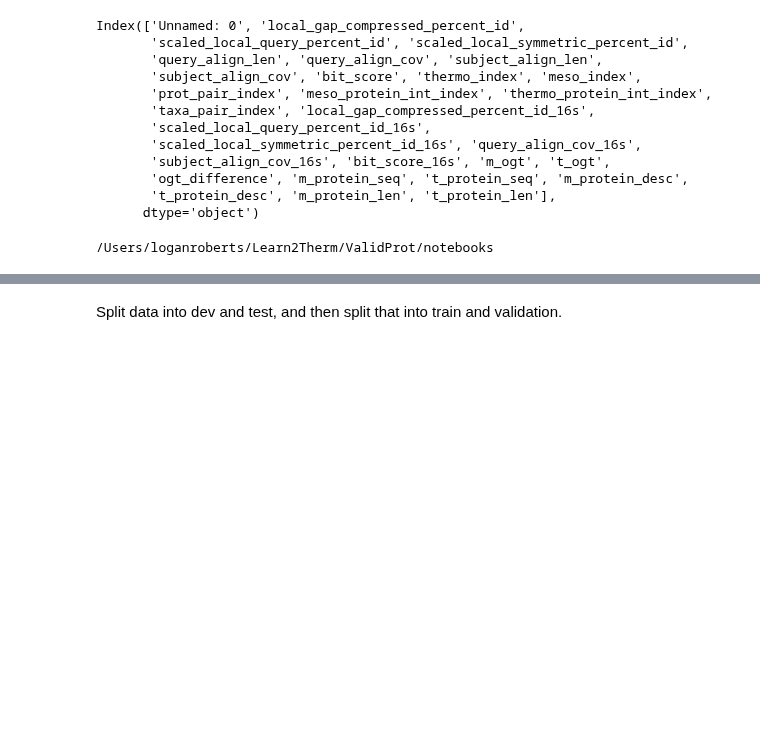
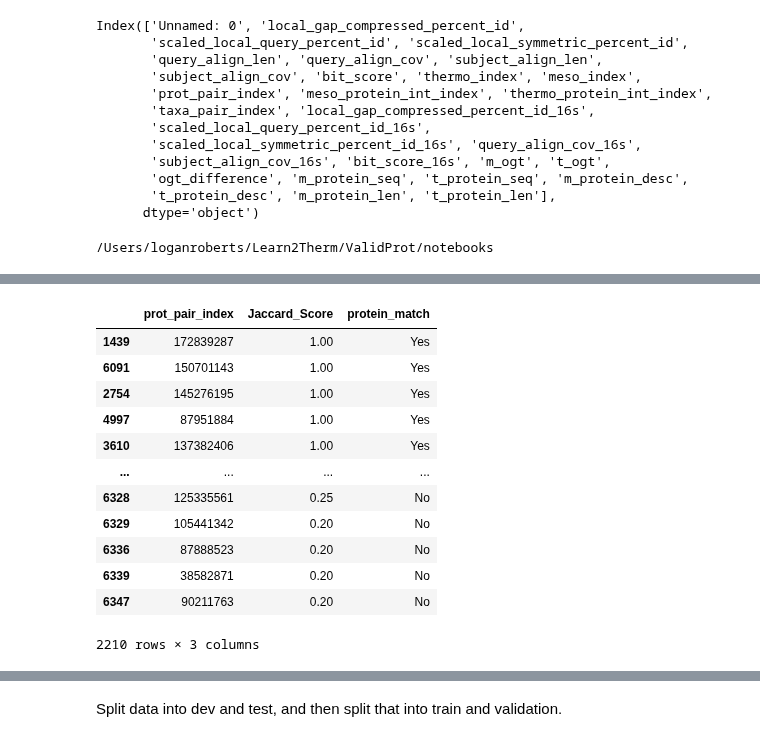
Before and after one commit to learn2therm/PairProphet, a Jupyter notebook: notebooks/iFeature_feature_selection.ipynb, the cells around one changed output, grey strips where cells are left out. Cells and saved outputs as stored; diff of their text form; code cells hidden in the pictures; blank space fills up the shorter version.

```diff
--- a/notebooks/iFeature_feature_selection.ipynb
+++ b/notebooks/iFeature_feature_selection.ipynb
@@ -174 +204,17 @@ target = pd.read_csv('protein_match_6k.csv')
+# %%
+balanced_data
+# %% [output]
+|  | prot_pair_index | Jaccard_Score | protein_match |
+| 1439 | 172839287 | 1.00 | Yes |
+| 6091 | 150701143 | 1.00 | Yes |
+| 2754 | 145276195 | 1.00 | Yes |
+| 4997 | 87951884 | 1.00 | Yes |
+| 3610 | 137382406 | 1.00 | Yes |
+| ... | ... | ... | ... |
+| 6328 | 125335561 | 0.25 | No |
+| 6329 | 105441342 | 0.20 | No |
+| 6336 | 87888523 | 0.20 | No |
+| 6339 | 38582871 | 0.20 | No |
+| 6347 | 90211763 | 0.20 | No |
+2210 rows × 3 columns
 # %%
```
Also changed, not shown: parts of 30 cells of this notebook, 1 other file.
